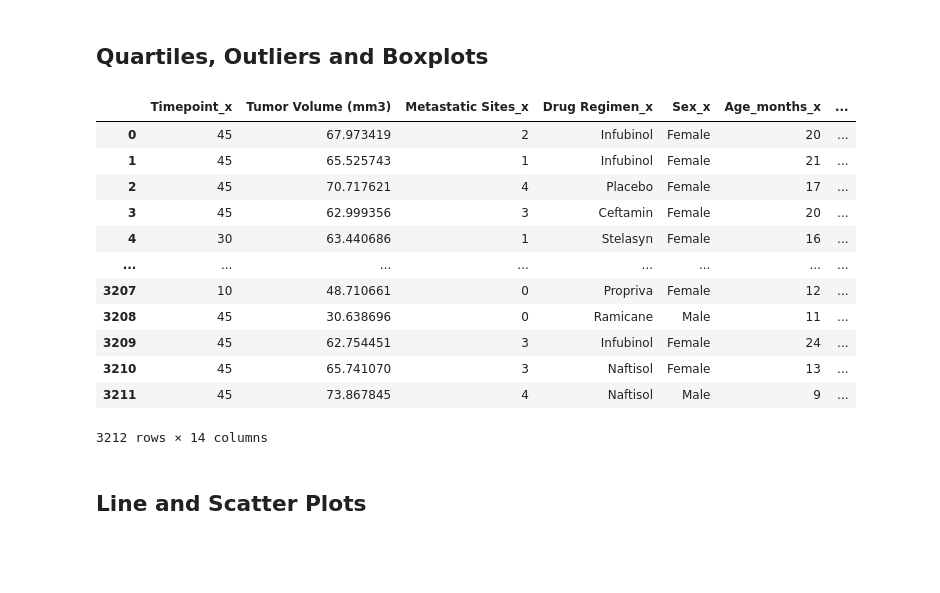
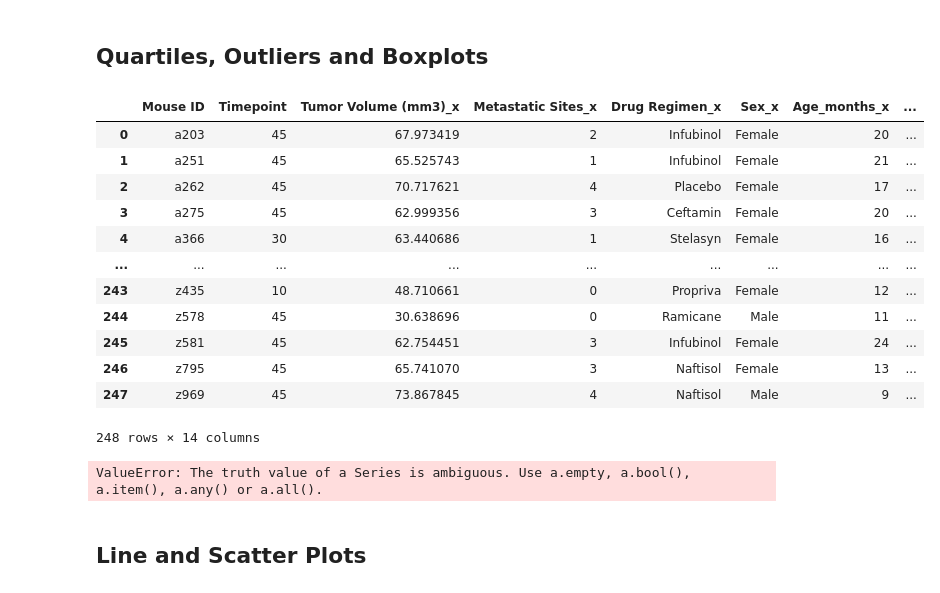
Before and after one commit to Witwer93/matplotlib-pymaceuticals, a Jupyter notebook: pymaceuticals.ipynb, the cells around one changed output. Drawn from its saved outputs; the diff is of its cells as text; code cells hidden in the pictures; blank space fills up the shorter version.

Commit message:
Solved groupby().agg() problem. Progress on quartiles/outliers

```diff
--- a/pymaceuticals.ipynb
+++ b/pymaceuticals.ipynb
@@ -209,31 +222,31 @@ gender_chart = plt.pie(gender_percents, labels=pie_labels, colors=colors, autopc
 # %%
 # Calculate the final tumor volume of each mouse across four of the treatment regimens:
 # Capomulin, Ramicane, Infubinol, and Ceftamin
 
 #tumor_vol = clean_df.groupby('')
 # Start by getting the last (greatest) timepoint for each mouse
 #final_timepoint = clean_df.reset_index()
 
 final_timepoint = pd.DataFrame(clean_df.groupby(['Mouse ID']).last())
 final_timepoint
-merge_df = pd.merge(final_timepoint, clean_df, on="Tumor Volume (mm3)", how="inner")
+merge_df = final_timepoint.merge(clean_df, on=["Mouse ID", "Timepoint"], how="inner")
 merge_df
 
 # Merge this group df with the original dataframe to get the tumor volume at the last timepoint
 # %% [output]
-|  | Timepoint_x | Tumor Volume (mm3) | Metastatic Sites_x | Drug Regimen_x | Sex_x | Age_months_x | ... |
-| 0 | 45 | 67.973419 | 2 | Infubinol | Female | 20 | ... |
-| 1 | 45 | 65.525743 | 1 | Infubinol | Female | 21 | ... |
-| 2 | 45 | 70.717621 | 4 | Placebo | Female | 17 | ... |
-| 3 | 45 | 62.999356 | 3 | Ceftamin | Female | 20 | ... |
-| 4 | 30 | 63.440686 | 1 | Stelasyn | Female | 16 | ... |
-| ... | ... | ... | ... | ... | ... | ... | ... |
-| 3207 | 10 | 48.710661 | 0 | Propriva | Female | 12 | ... |
-| 3208 | 45 | 30.638696 | 0 | Ramicane | Male | 11 | ... |
-| 3209 | 45 | 62.754451 | 3 | Infubinol | Female | 24 | ... |
-| 3210 | 45 | 65.741070 | 3 | Naftisol | Female | 13 | ... |
-| 3211 | 45 | 73.867845 | 4 | Naftisol | Male | 9 | ... |
+|  | Mouse ID | Timepoint | Tumor Volume (mm3)_x | Metastatic Sites_x | Drug Regimen_x | Sex_x | Age_months_x | ... |
+| 0 | a203 | 45 | 67.973419 | 2 | Infubinol | Female | 20 | ... |
+| 1 | a251 | 45 | 65.525743 | 1 | Infubinol | Female | 21 | ... |
+| 2 | a262 | 45 | 70.717621 | 4 | Placebo | Female | 17 | ... |
+| 3 | a275 | 45 | 62.999356 | 3 | Ceftamin | Female | 20 | ... |
+| 4 | a366 | 30 | 63.440686 | 1 | Stelasyn | Female | 16 | ... |
+| ... | ... | ... | ... | ... | ... | ... | ... | ... |
+| 243 | z435 | 10 | 48.710661 | 0 | Propriva | Female | 12 | ... |
+| 244 | z578 | 45 | 30.638696 | 0 | Ramicane | Male | 11 | ... |
+| 245 | z581 | 45 | 62.754451 | 3 | Infubinol | Female | 24 | ... |
+| 246 | z795 | 45 | 65.741070 | 3 | Naftisol | Female | 13 | ... |
+| 247 | z969 | 45 | 73.867845 | 4 | Naftisol | Male | 9 | ... |
-3212 rows × 14 columns
+248 rows × 14 columns
 # %%
 # Put treatments into a list for for loop (and later for plot labels)
 treatments = ['Capomulin', 'Ramicane', 'Infubinol', 'Ceftamin']
@@ -242,7 +255,10 @@ treatments = ['Capomulin', 'Ramicane', 'Infubinol', 'Ceftamin']
 tumor_vol_data = []
 
 # Calculate the IQR and quantitatively determine if there are any potential outliers.
-for drug in ['Drug Regimen']:
+for drug in treatments:
+    xyz = merge_df.loc[merge_df['Drug Regimen_x']==drug]
+    quantiles = xyz['Tumor Volume (mm3)_x'].quantile([.25, .5, .75])
+    q_range = quantiles[.75]-quantiles[.25]
 
 
     # Locate the rows which contain mice on each drug and get the tumor volumes
@@ -252,6 +268,13 @@ for drug in ['Drug Regimen']:
 
 
     # Determine outliers using upper and lower bounds
+    outlier_lower = quantiles[.25]-(q_range*1.5)
+    outlier_higher = quantiles[.75]+(q_range*1.5)
+
+    index_finder = xyz[(xyz['Tumor Volume (mm3)_x']<=outlier_lower) or (xyz['Tumor Volume (mm3)_x']>=outlier_higher)]
+index_finder
+# %% [output]
+ValueError: The truth value of a Series is ambiguous. Use a.empty, a.bool(), a.item(), a.any() or a.all().
 # %%
 # Generate a box plot of the final tumor volume of each mouse across four regimens of interest
 # %% [markdown]
```
Also changed, not shown: parts of 3 cells of this notebook.
